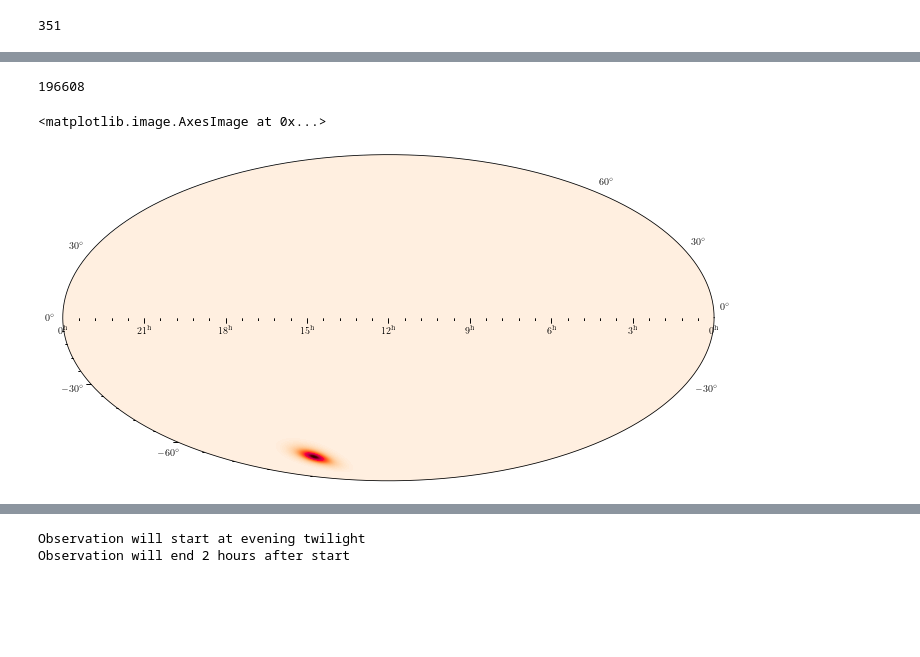
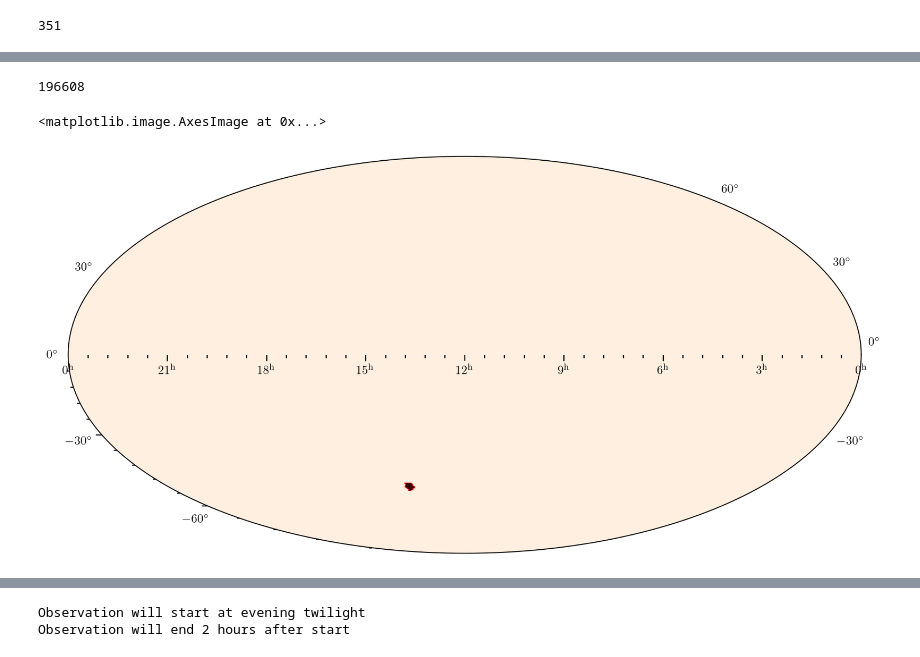
Before and after one commit to ravioli1369/fermi_grbs, a Jupyter notebook: stats.ipynb, the cells around one changed output, grey strips where cells are left out. Drawn from its saved outputs; the diff is of its cells as text; code cells hidden in the pictures; blank space fills up the shorter version.

```diff
--- a/stats.ipynb
+++ b/stats.ipynb
@@ -184,13 +238,15 @@ get_time_radius("https://gcn.gsfc.nasa.gov/other/679932336.fermi")
 # %%
-skymap = read_sky_map("/home/ravioli/astro/git/fermi_grbs/data/glg_healpix_all_bn220719587.fit", moc=False)
+skymap = read_sky_map("/home/ravioli/astro/git/fermi_grbs/data/glg_healpix_all_bn180125891.fit", moc=False)
 hpmap = skymap[0]
+sortorder = np.argsort(hpmap)[::-1]
+hpmap[sortorder[:np.where(np.cumsum(hpmap[sortorder])/np.sum(hpmap)>0.1)[0][0]]] = 1
 print(len(hpmap))
-fig, axes = plt.subplots(1, 1, figsize=(12, 6), subplot_kw={'projection': 'astro hours mollweide'})
+fig, axes = plt.subplots(1, 1, figsize=(12, 6), subplot_kw={'projection': 'astro hours mollweide'}, dpi=200)
 axes.imshow_hpx(hpmap, cmap='cylon')
 # %% [output]
 196608
 <matplotlib.image.AxesImage at 0x...>
-[figure, old version]
+[figure, new version]
 # %%
 def get_obs_times(time, observatory=Observer.at_site("iao"),
                   exptime=5*u.min, start_time=None, end_time=None):
```
Also changed, not shown: parts of 9 cells of this notebook.
